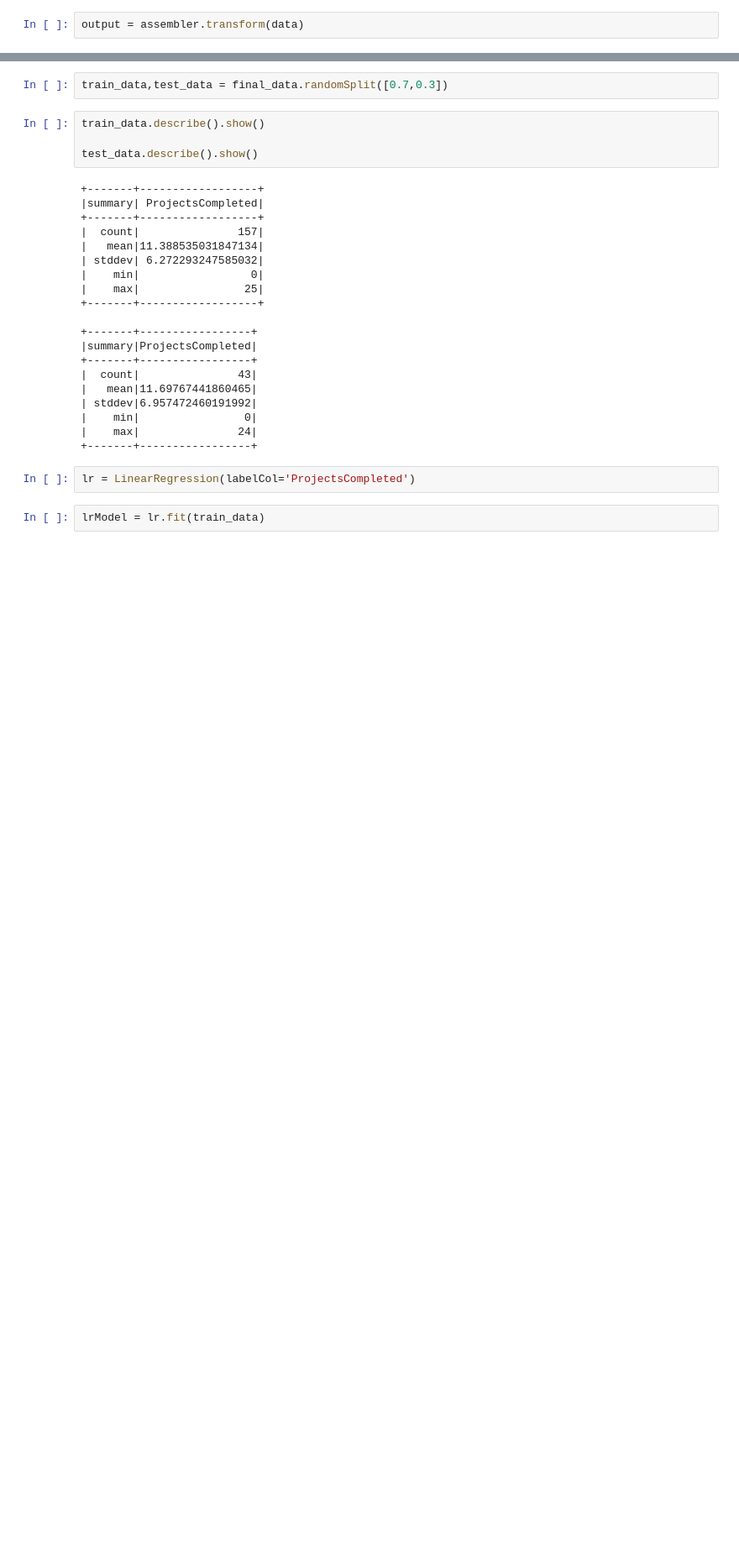
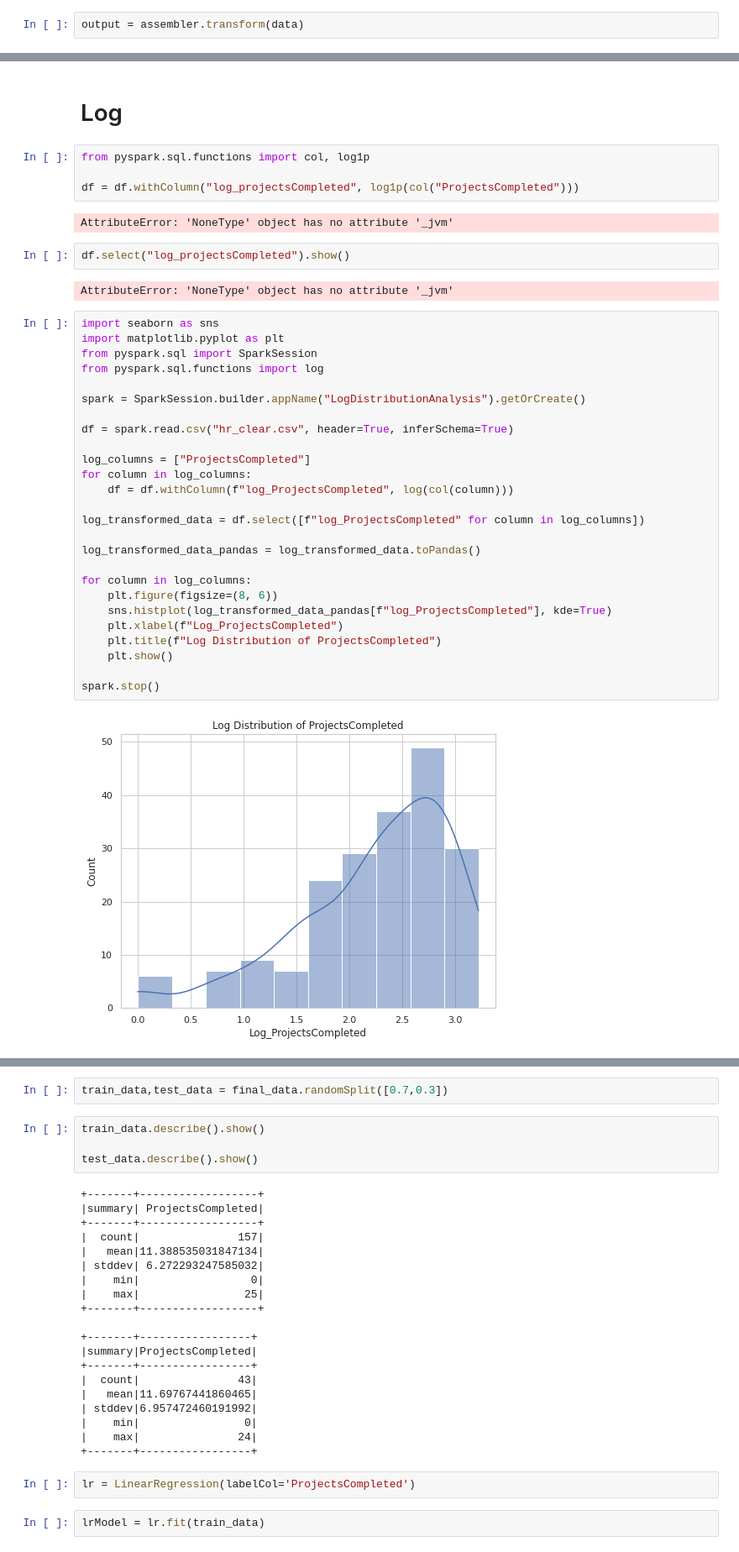
Before and after one commit to hyu737/iteration4, a Jupyter notebook: code.ipynb, the cells around one changed output, grey strips where cells are left out. Shown at 84% size. Cells and saved outputs as stored; diff of their text form; blank space fills up the shorter version.

```diff
--- a/code.ipynb
+++ b/code.ipynb
@@ -867,0 +921,40 @@ only showing top 20 rows
+# %% [markdown]
+# Log
+# %%
+from pyspark.sql.functions import col, log1p
+
+df = df.withColumn("log_projectsCompleted", log1p(col("ProjectsCompleted")))
+# %% [output]
+AttributeError: 'NoneType' object has no attribute '_jvm'
+# %%
+df.select("log_projectsCompleted").show()
+# %% [output]
+AttributeError: 'NoneType' object has no attribute '_jvm'
+# %%
+import seaborn as sns
+import matplotlib.pyplot as plt
+from pyspark.sql import SparkSession
+from pyspark.sql.functions import log
+
+spark = SparkSession.builder.appName("LogDistributionAnalysis").getOrCreate()
+
+df = spark.read.csv("hr_clear.csv", header=True, inferSchema=True)
+
+log_columns = ["ProjectsCompleted"]
+for column in log_columns:
+    df = df.withColumn(f"log_ProjectsCompleted", log(col(column)))
+
+log_transformed_data = df.select([f"log_ProjectsCompleted" for column in log_columns])
+
+log_transformed_data_pandas = log_transformed_data.toPandas()
+
+for column in log_columns:
+    plt.figure(figsize=(8, 6))
+    sns.histplot(log_transformed_data_pandas[f"log_ProjectsCompleted"], kde=True)
+    plt.xlabel(f"Log_ProjectsCompleted")
+    plt.title(f"Log Distribution of ProjectsCompleted")
+    plt.show()
+
+spark.stop()
+# %% [output]
+[figure, added]
```
Also changed, not shown: parts of 18 cells of this notebook, 1 other file.
